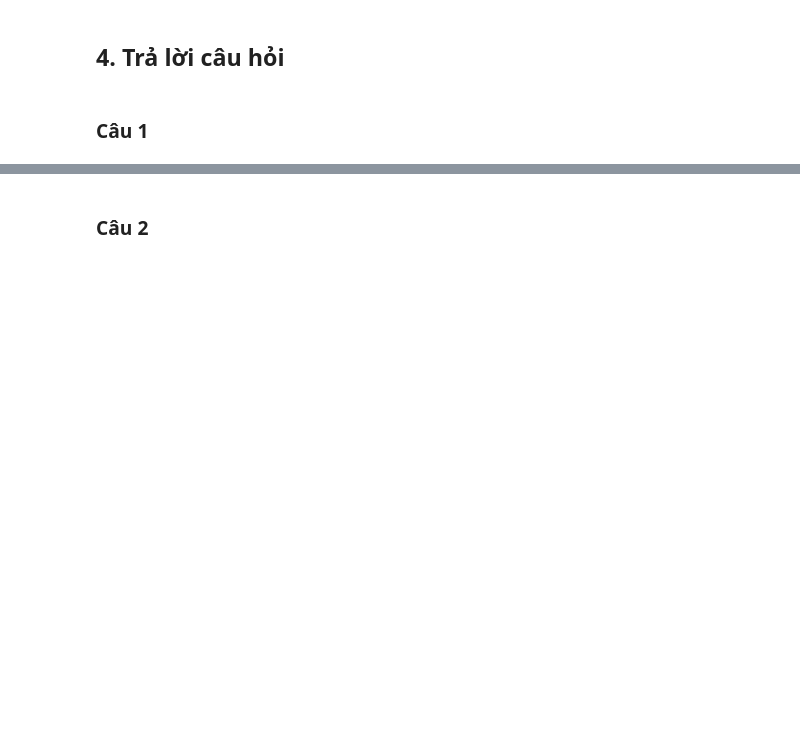
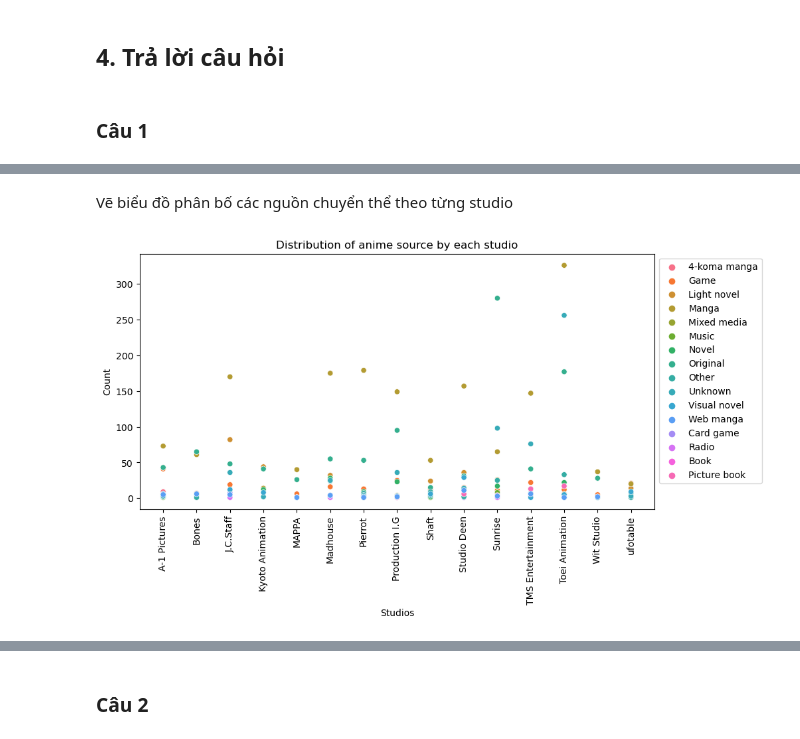
Before and after one commit to AnTuannn/FinalProject_LTKHDL_HKT, a Jupyter notebook: TraLoiCauHoi.ipynb, the cells around one changed output, grey strips where cells are left out. Saved outputs shown, nothing was run; the diff lists cells and outputs as text; code cells hidden in the pictures; blank space fills up the shorter version.

```diff
--- a/TraLoiCauHoi.ipynb
+++ b/TraLoiCauHoi.ipynb
@@ -29,0 +174,3 @@ Trả lời câu hỏi này ta biết được xu hướng sản xuất anime c
+# %%
+source_counts = filtered_data.groupby(['Studios', 'Source']).size().reset_index(name='Count')
+source_counts
@@ -29,0 +191,13 @@ Trả lời câu hỏi này ta biết được xu hướng sản xuất anime c
+# %% [markdown]
+Vẽ biểu đồ phân bố các nguồn chuyển thể theo từng studio
+# %%
+# Vẽ biểu đồ scatterplot
+fig, ax = plt.subplots(figsize=(10, 5))
+sns.scatterplot(x='Studios', y='Count', hue='Source', data=source_counts, ax=ax)
+plt.xticks(rotation=90)
+plt.title('Distribution of anime source by each studio')
+plt.legend(bbox_to_anchor=(1, 1))
+# Hiển thị biểu đồ
+plt.show()
+# %% [output]
+[figure, added]
```
Also changed, not shown: parts of 55 cells of this notebook.
